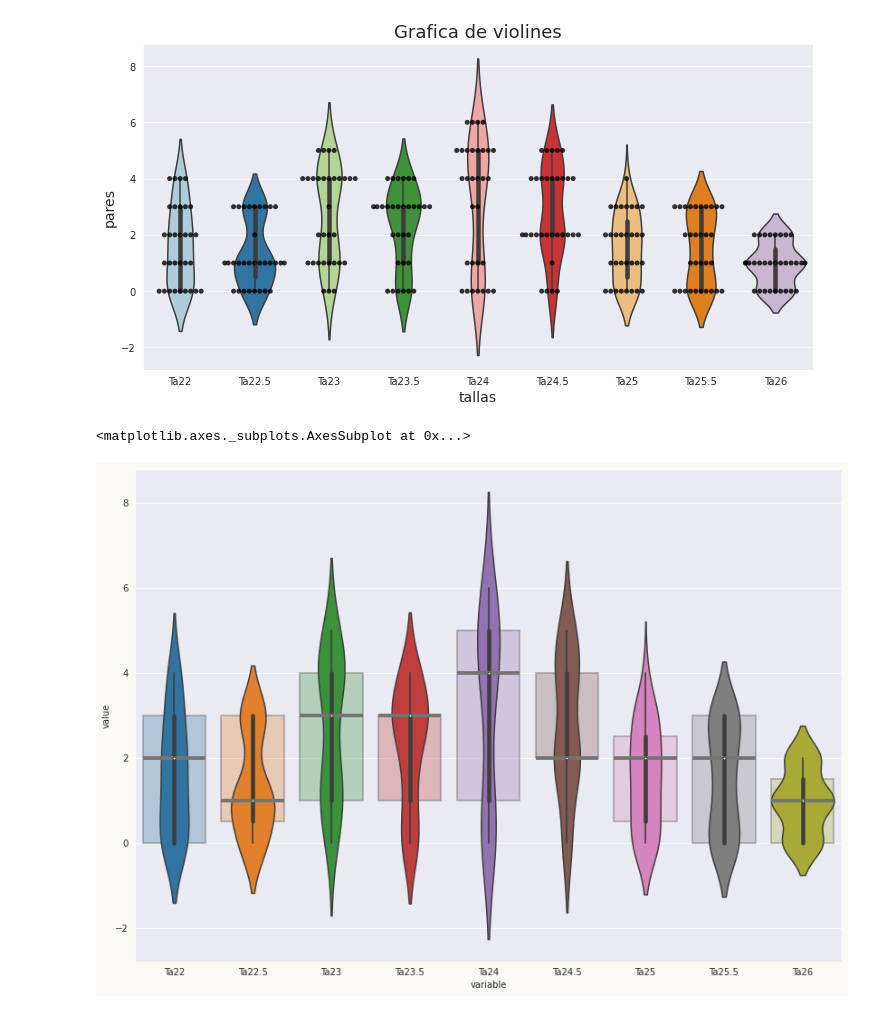
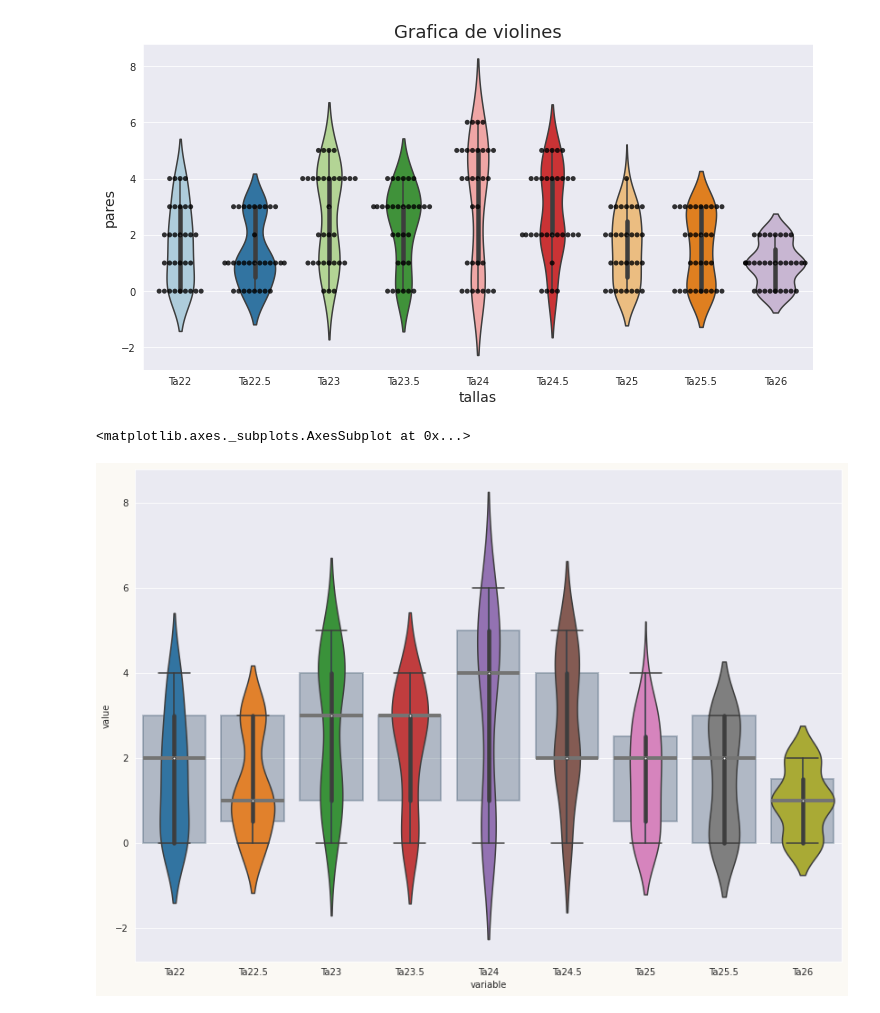
Before and after one commit to jcjimenezb123/PFM_PronosticoDemanda, a Jupyter notebook: RecontruccionVta.ipynb, the cells around one changed output. Cells and saved outputs as stored; diff of their text form; code cells hidden in the pictures.

```diff
--- a/RecontruccionVta.ipynb
+++ b/RecontruccionVta.ipynb
@@ -290,35 +290,36 @@ violins = sns.violinplot(
     x="variable", y="value",data=tallas,
     bw_method="silverman",
     showmeans=False,
     showmedians=False
 )
 
 # Add boxplots ---------------------------------------------------
 # Note that properties about the median and the box are passed
 # as dictionaries.
 
 medianprops = dict(
     linewidth=4,
     color=GREY_DARK,
     solid_capstyle="butt"
 )
 boxprops = dict(
-    linewidth=2,alpha=0.3
-    #color=GREY_DARK
+    linewidth=2,alpha=0.3,
+    color=BLUE
 )
 
 sns.boxplot(
     x="variable", y="value",data=tallas,
-    showfliers = False, # Do not show the outliers beyond the caps.
-    showcaps = False,   # Do not show the caps
+    showfliers = True, # show the outliers beyond the caps.
+    showcaps = True,   # show the caps
+    #notch = True,
     medianprops = medianprops,
     whiskerprops = boxprops,
     boxprops = boxprops
 )
 
 # Add jittered dots ----------------------------------------------
 #for x, y in zip(x_jittered, y_data):
 #    ax.scatter(x, y, s = 100, color=color, alpha=0.4)
 # %% [output]
 <matplotlib.axes._subplots.AxesSubplot at 0x...>
-[figure, old version]
+[figure, new version]
```
Also changed, not shown: parts of 4 cells of this notebook.
